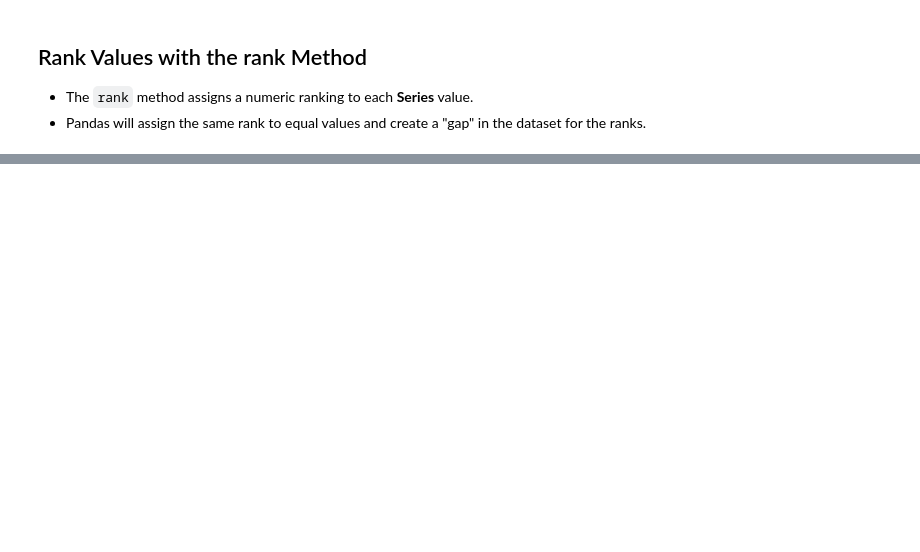
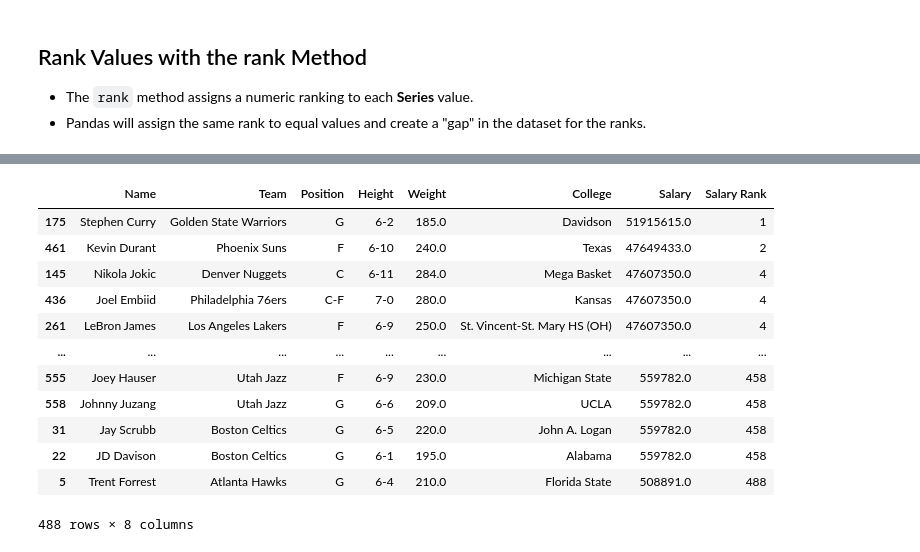
Before and after one commit to wolneihd/udemy_pandas, a Jupyter notebook: Incomplete/04 - DataFrames I - Introduction.ipynb, the cells around one changed output, grey strips where cells are left out. Cells and saved outputs as stored; diff of their text form; code cells hidden in the pictures; blank space fills up the shorter version.

```diff
--- a/Incomplete/04 - DataFrames I - Introduction.ipynb
+++ b/Incomplete/04 - DataFrames I - Introduction.ipynb
@@ -605,3 +735,5 @@ nba
 ## Rank Values with the rank Method
 - The `rank` method assigns a numeric ranking to each **Series** value.
 - Pandas will assign the same rank to equal values and create a "gap" in the dataset for the ranks.
+# %%
+nba = pd.read_csv('nba.csv').dropna(how='all').dropna(subset='Salary')
@@ -607,0 +756,17 @@ nba
+# %%
+nba['Salary Rank'] = nba['Salary'].rank(ascending=False).astype(int)
+nba.sort_values(by='Salary Rank', ascending=True)
+# %% [output]
+|  | Name | Team | Position | Height | Weight | College | Salary | Salary Rank |
+| 175 | Stephen Curry | Golden State Warriors | G | 6-2 | 185.0 | Davidson | 51915615.0 | 1 |
+| 461 | Kevin Durant | Phoenix Suns | F | 6-10 | 240.0 | Texas | 47649433.0 | 2 |
+| 145 | Nikola Jokic | Denver Nuggets | C | 6-11 | 284.0 | Mega Basket | 47607350.0 | 4 |
+| 436 | Joel Embiid | Philadelphia 76ers | C-F | 7-0 | 280.0 | Kansas | 47607350.0 | 4 |
+| 261 | LeBron James | Los Angeles Lakers | F | 6-9 | 250.0 | St. Vincent-St. Mary HS (OH) | 47607350.0 | 4 |
+| ... | ... | ... | ... | ... | ... | ... | ... | ... |
+| 555 | Joey Hauser | Utah Jazz | F | 6-9 | 230.0 | Michigan State | 559782.0 | 458 |
+| 558 | Johnny Juzang | Utah Jazz | G | 6-6 | 209.0 | UCLA | 559782.0 | 458 |
+| 31 | Jay Scrubb | Boston Celtics | G | 6-5 | 220.0 | John A. Logan | 559782.0 | 458 |
+| 22 | JD Davison | Boston Celtics | G | 6-1 | 195.0 | Alabama | 559782.0 | 458 |
+| 5 | Trent Forrest | Atlanta Hawks | G | 6-4 | 210.0 | Florida State | 508891.0 | 488 |
+488 rows × 8 columns
```
Also changed, not shown: parts of 9 cells of this notebook.
